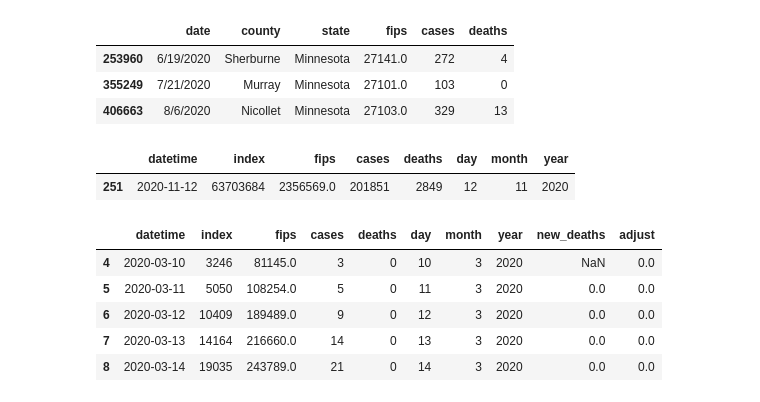
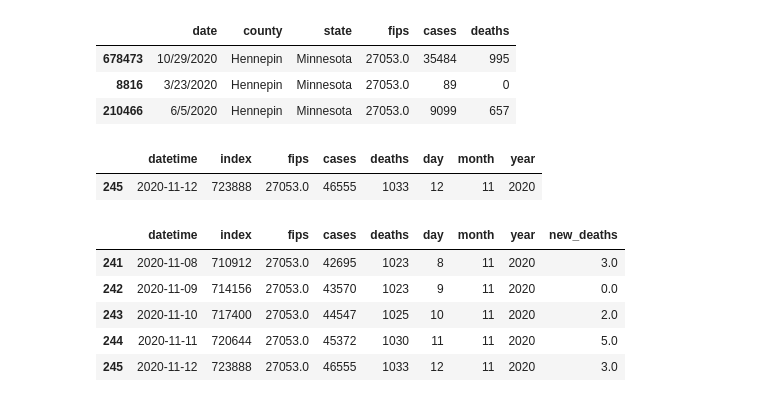
Before and after one commit to searanch/covid-19-predictions, a Jupyter notebook: minneapolis.ipynb, the cells around one changed output. Saved outputs shown, nothing was run; the diff lists cells and outputs as text; code cells hidden in the pictures.

```diff
--- a/minneapolis.ipynb
+++ b/minneapolis.ipynb
@@ -41,12 +34,12 @@ states
 # %%
-# find sd county
-henn = counties[counties['state']=='Minnesota'] #& (counties['state']=='California')]
+# find hennepin county
+henn = counties[(counties['county']=='Hennepin') & (counties['state']=='Minnesota')]
 henn.sample(3)
 # %% [output]
 |  | date | county | state | fips | cases | deaths |
-| 253960 | 6/19/2020 | Sherburne | Minnesota | 27141.0 | 272 | 4 |
-| 355249 | 7/21/2020 | Murray | Minnesota | 27101.0 | 103 | 0 |
-| 406663 | 8/6/2020 | Nicollet | Minnesota | 27103.0 | 329 | 13 |
+| 678473 | 10/29/2020 | Hennepin | Minnesota | 27053.0 | 35484 | 995 |
+| 8816 | 3/23/2020 | Hennepin | Minnesota | 27053.0 | 89 | 0 |
+| 210466 | 6/5/2020 | Hennepin | Minnesota | 27053.0 | 9099 | 657 |
 # %%
 henn['datetime'] = pd.to_datetime(henn['date'])
 # %%
@@ -69,7 +62,7 @@ henn = henn
 henn.tail(1)
 # %% [output]
 |  | datetime | index | fips | cases | deaths | day | month | year |
-| 251 | 2020-11-12 | 63703684 | 2356569.0 | 201851 | 2849 | 12 | 11 | 2020 |
+| 245 | 2020-11-12 | 723888 | 27053.0 | 46555 | 1033 | 12 | 11 | 2020 |
 # %%
 
 
@@ -78,14 +71,14 @@ henn['new_deaths'] = henn['new_deaths'].fillna(0)
 # %%
 henn['new_deaths'] = henn['deaths'].diff()
 
-henn.head()
+henn.tail()
 # %% [output]
-|  | datetime | index | fips | cases | deaths | day | month | year | new_deaths | adjust |
-| 4 | 2020-03-10 | 3246 | 81145.0 | 3 | 0 | 10 | 3 | 2020 | NaN | 0.0 |
-| 5 | 2020-03-11 | 5050 | 108254.0 | 5 | 0 | 11 | 3 | 2020 | 0.0 | 0.0 |
-| 6 | 2020-03-12 | 10409 | 189489.0 | 9 | 0 | 12 | 3 | 2020 | 0.0 | 0.0 |
-| 7 | 2020-03-13 | 14164 | 216660.0 | 14 | 0 | 13 | 3 | 2020 | 0.0 | 0.0 |
-| 8 | 2020-03-14 | 19035 | 243789.0 | 21 | 0 | 14 | 3 | 2020 | 0.0 | 0.0 |
+|  | datetime | index | fips | cases | deaths | day | month | year | new_deaths |
+| 241 | 2020-11-08 | 710912 | 27053.0 | 42695 | 1023 | 8 | 11 | 2020 | 3.0 |
+| 242 | 2020-11-09 | 714156 | 27053.0 | 43570 | 1023 | 9 | 11 | 2020 | 0.0 |
+| 243 | 2020-11-10 | 717400 | 27053.0 | 44547 | 1025 | 10 | 11 | 2020 | 2.0 |
+| 244 | 2020-11-11 | 720644 | 27053.0 | 45372 | 1030 | 11 | 11 | 2020 | 5.0 |
+| 245 | 2020-11-12 | 723888 | 27053.0 | 46555 | 1033 | 12 | 11 | 2020 | 3.0 |
 # %%
 henn['new_deaths'] = henn['new_deaths'].fillna(0)
 henn
```
Also changed, not shown: parts of 11 cells of this notebook, 1 other file.
